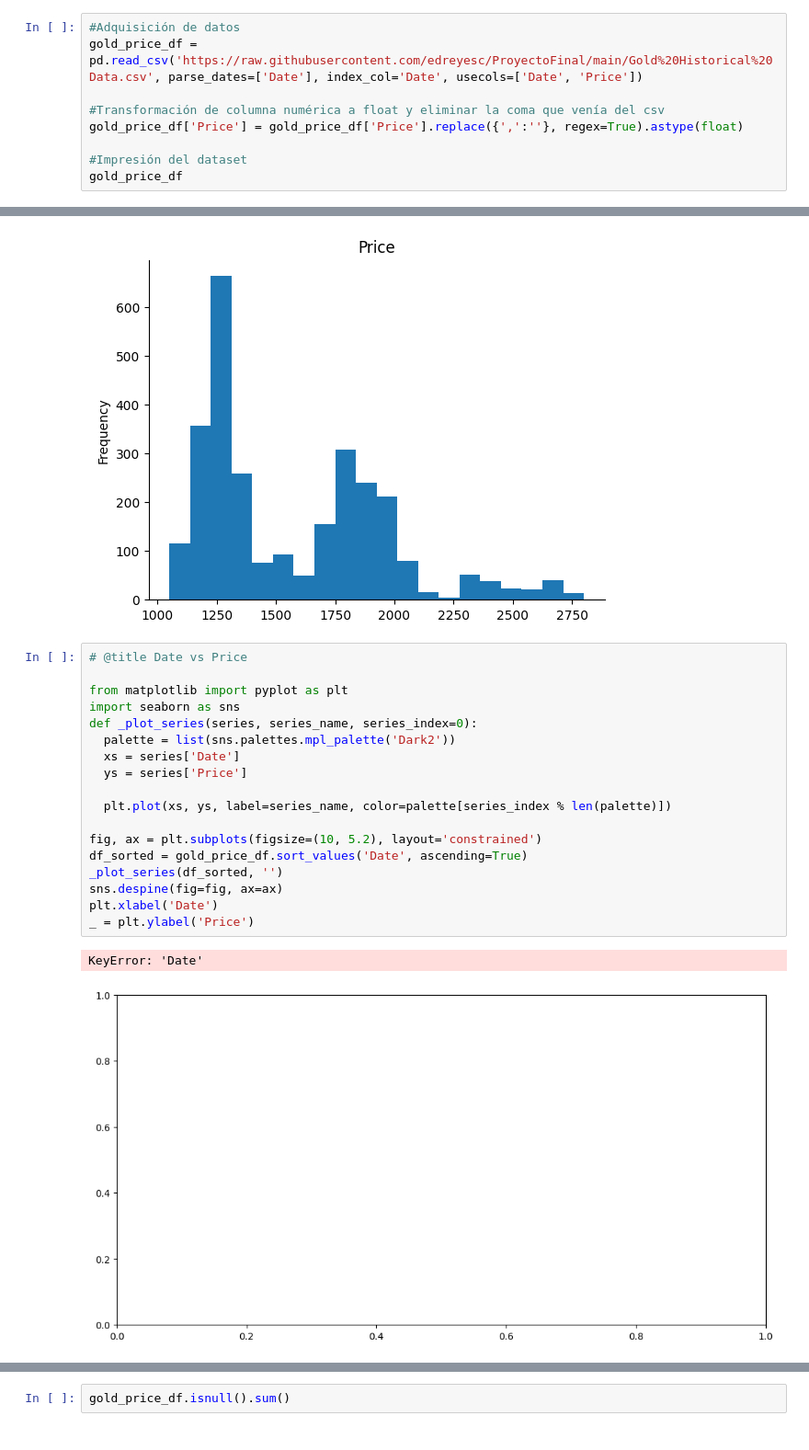
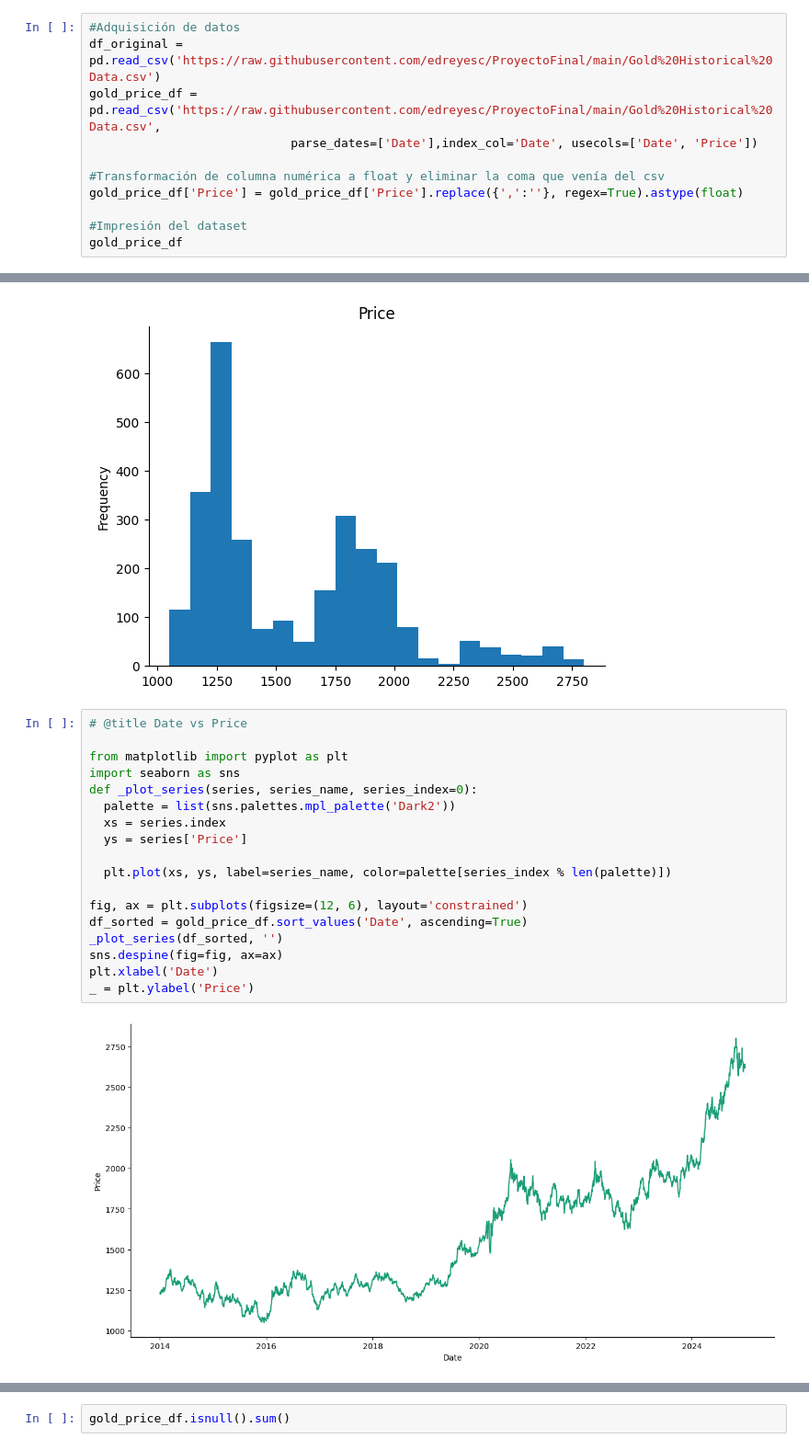
Before and after one commit to edreyesc/ProyectoFinal, a Jupyter notebook: proyectoFinal.ipynb, the cells around one changed output, grey strips where cells are left out. Shown at 92% size. Drawn from its saved outputs; the diff is of its cells as text.

```diff
--- a/proyectoFinal.ipynb
+++ b/proyectoFinal.ipynb
@@ -16,7 +40,9 @@ from statsmodels.tsa.holtwinters import ExponentialSmoothing
 2. Carga de Datos
 # %%
 #Adquisición de datos
-gold_price_df = pd.read_csv('https://raw.githubusercontent.com/edreyesc/ProyectoFinal/main/Gold%20Historical%20Data.csv', parse_dates=['Date'], index_col='Date', usecols=['Date', 'Price'])
+df_original = pd.read_csv('https://raw.githubusercontent.com/edreyesc/ProyectoFinal/main/Gold%20Historical%20Data.csv')
+gold_price_df = pd.read_csv('https://raw.githubusercontent.com/edreyesc/ProyectoFinal/main/Gold%20Historical%20Data.csv',
+                            parse_dates=['Date'],index_col='Date', usecols=['Date', 'Price'])
 
 #Transformación de columna numérica a float y eliminar la coma que venía del csv
 gold_price_df['Price'] = gold_price_df['Price'].replace({',':''}, regex=True).astype(float)
@@ -49,21 +107,20 @@ plt.gca().spines[['top', 'right',]].set_visible(False)
 # %%
 # @title Date vs Price
 
 from matplotlib import pyplot as plt
 import seaborn as sns
 def _plot_series(series, series_name, series_index=0):
   palette = list(sns.palettes.mpl_palette('Dark2'))
-  xs = series['Date']
+  xs = series.index
   ys = series['Price']
 
   plt.plot(xs, ys, label=series_name, color=palette[series_index % len(palette)])
 
-fig, ax = plt.subplots(figsize=(10, 5.2), layout='constrained')
+fig, ax = plt.subplots(figsize=(12, 6), layout='constrained')
 df_sorted = gold_price_df.sort_values('Date', ascending=True)
 _plot_series(df_sorted, '')
 sns.despine(fig=fig, ax=ax)
 plt.xlabel('Date')
 _ = plt.ylabel('Price')
 # %% [output]
-KeyError: 'Date'
-[figure, old version]
+[figure, new version]
```
Also changed, not shown: parts of 49 cells of this notebook.
